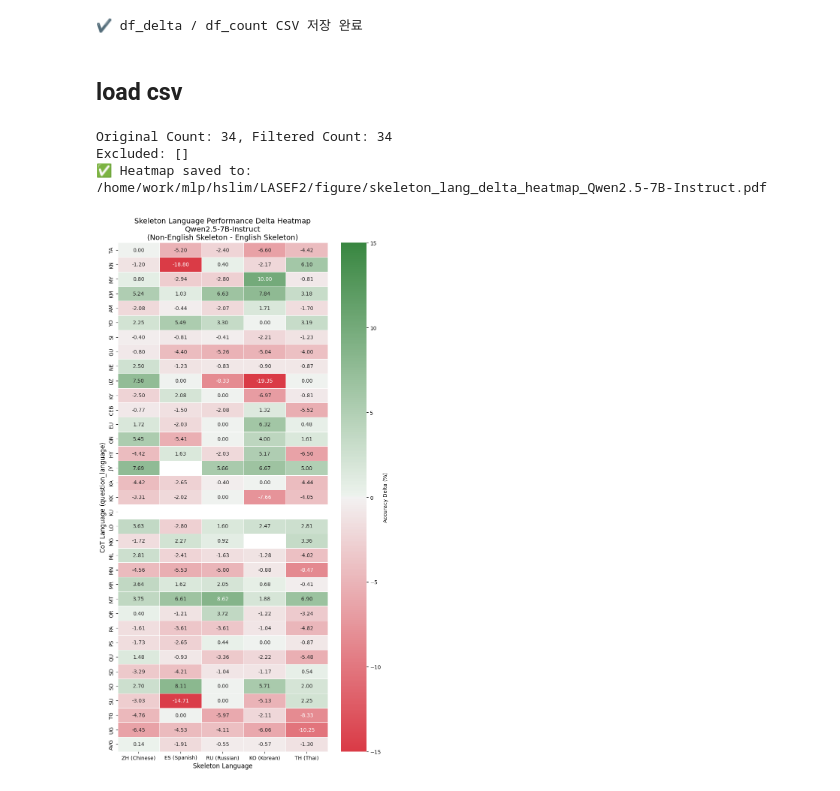
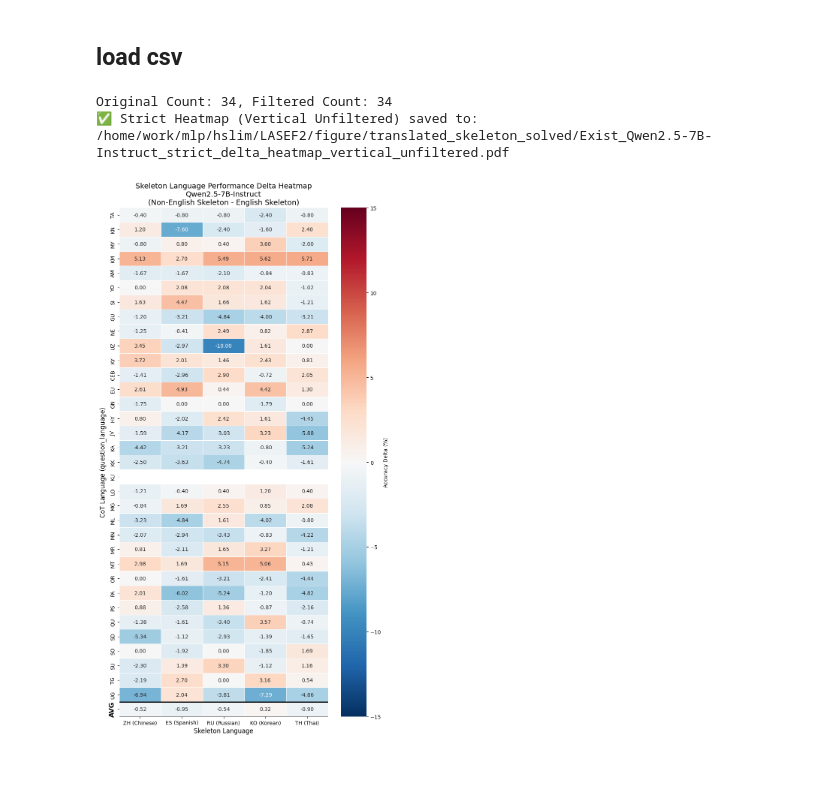
Before and after one commit to lhsstn/LASEF2, a Jupyter notebook: compare_SkelLang.ipynb, the cells around one changed output. Cells and saved outputs as stored; diff of their text form; code cells hidden in the pictures.

```diff
--- a/compare_SkelLang.ipynb
+++ b/compare_SkelLang.ipynb
@@ -62,9 +62,9 @@ if args.data_dir:
         elif "single_rollout" in folder_name:
             ROLLOUT_COUNT = 1
         elif "translated_skeleton_solved" in folder_name:
-            ROLLOUT_COUNT = 5 # default for solved
+            ROLLOUT_COUNT = 1 # default for solved
         elif "translated_skeleton" in folder_name:
-            ROLLOUT_COUNT = 5 # default
+            ROLLOUT_COUNT = 1 # default
         else:
             ROLLOUT_COUNT = 5 # default fallback
     else:
@@ -86,17 +86,19 @@ if args.data_dir:
         TRANSLATED = args.translated == "True"
 else:
     # Under default Jupyter environment, run Exist rollout 10 configuration
-    DATASET = "10_rollout_exist"
+    # DATASET = "single_rollout"
+    # DATASET = "10_rollout_exist"
+    DATASET = "translated_skeleton_solved"
     DATA_DIR = f"{PRJ_PATH}/data/results/SkelLang_MGSM/{DATASET}"
-    ROLLOUT_COUNT = 10
-    ROLLOUT = True
+    ROLLOUT_COUNT = 1
+    ROLLOUT = False
     TRANSLATED = False
 
 # 3. Define output subdirectory based on active dataset's folder name
 if args.data_dir:
     subfolder_name = os.path.basename(os.path.normpath(args.data_dir))
 else:
-    subfolder_name = "10_rollout_exist" # Default fallback for outputs
+    subfolder_name = DATASET # Default fallback for outputs
 
 SAVE_DIR = f"{PRJ_PATH}/dataframe/{subfolder_name}"
 FIG_DIR = f"{PRJ_PATH}/figure/{subfolder_name}"
@@ -714,10 +673,10 @@ ax = sns.heatmap(
     df_delta.astype(float),
     annot=annot_combined,
     fmt="",
-    cmap=cmap,
+    cmap="RdBu_r",
     center=0,
-    vmin=-40,
-    vmax=40,
+    vmin=-15,
+    vmax=15,
     linewidths=0.5,
     xticklabels=x_labels,
     yticklabels=y_labels,
@@ -745,10 +704,10 @@ ax_pure = sns.heatmap(
     df_pure_delta.astype(float),
     annot=annot_pure_combined,
     fmt="",
-    cmap=cmap,
+    cmap="RdBu_r",
     center=0,
-    vmin=-40,
-    vmax=40,
+    vmin=-15,
+    vmax=15,
     linewidths=0.5,
     xticklabels=x_labels,
     yticklabels=y_labels,
@@ -783,10 +739,32 @@ df_count.to_csv(count_path, index=True)
 df_pure_delta.to_csv(pure_delta_path, index=True)
 df_pure_count.to_csv(pure_count_path, index=True)
 
+
+# Exclude languages list
+EXCLUDE_LANGS = ["kn", "ku", "jv", "mg", "so", "gn", "uz", "su", "yo", "qu", "ceb", "ka", "tg", "my", "km"]
+
+# Filter out exclude languages (index-wise)
+df_delta_filtered = df_delta.drop(index=EXCLUDE_LANGS, errors='ignore')
+df_count_filtered = df_count.drop(index=EXCLUDE_LANGS, errors='ignore')
+df_pure_delta_filtered = df_pure_delta.drop(index=EXCLUDE_LANGS, errors='ignore')
+df_pure_count_filtered = df_pure_count.drop(index=EXCLUDE_LANGS, errors='ignore')
+
+# Paths for filtered CSVs
+delta_filtered_path = f"{SAVE_DIR}/{filename_prefix}_strict_delta_filtered.csv"
+count_filtered_path = f"{SAVE_DIR}/{filename_prefix}_strict_count_filtered.csv"
+pure_delta_filtered_path = f"{SAVE_DIR}/{filename_prefix}_pure_delta_filtered.csv"
+pure_count_filtered_path = f"{SAVE_DIR}/{filename_prefix}_pure_count_filtered.csv"
+
+# Save filtered CSVs
+df_delta_filtered.to_csv(delta_filtered_path, index=True)
+df_count_filtered.to_csv(count_filtered_path, index=True)
+df_pure_delta_filtered.to_csv(pure_delta_filtered_path, index=True)
+df_pure_count_filtered.to_csv(pure_count_filtered_path, index=True)
+
+print(f"✔ strict_delta_filtered / strict_count_filtered CSV 저장 완료: {delta_filtered_path}")
+print(f"✔ pure_delta_filtered / pure_count_filtered CSV 저장 완료: {pure_delta_filtered_path}")
 print(f"✔ strict_delta / strict_count CSV 저장 완료: {delta_path}")
 print(f"✔ pure_delta / pure_count CSV 저장 완료: {pure_delta_path}")
-# %% [output]
-✔ df_delta / df_count CSV 저장 완료
 # %% [markdown]
 ## load csv
 # %%
@@ -802,7 +780,8 @@ ROLLOUT_COUNT = globals().get('ROLLOUT_COUNT', 5)
 
 dataset_type = "TransQ" if TRANSLATED else "Exist"
 rollout_str = f"rollout{ROLLOUT_COUNT}" if ROLLOUT else "single"
-filename_prefix = f"{dataset_type}_{MODEL}_{rollout_str}"
+filename_prefix = f"{dataset_type}_{MODEL}"
+# filename_prefix = f"{dataset_type}_{MODEL}_{rollout_str}"
 
 EXCLUDE_LANGS = []
 
@@ -853,37 +832,48 @@ else:
     df.loc["AVG"] = df.mean(axis=0, skipna=True)
     y_labels = [*y_labels, "AVG"]
 
     plt.figure(figsize=(8, 15))
     cmap = sns.diverging_palette(10, 130, as_cmap=True)
 
     ax = sns.heatmap(
         df.astype(float),
         annot=True,
         fmt=".2f",
-        cmap=cmap,
+        cmap="RdBu_r",
         center=0,
         vmin=-15,
         vmax=15,
         linewidths=0.5,
         xticklabels=x_labels,
         yticklabels=y_labels,
         cbar_kws={'label': 'Accuracy Delta (%)'}
     )
+
+    # AVG row 강조
+    avg_idx = df.index.get_loc("AVG")
+    ax.hlines(y=avg_idx, xmin=0, xmax=df.shape[1], colors="black", linewidth=2.0)
+    ax.hlines(y=avg_idx + 1, xmin=0, xmax=df.shape[1], colors="black", linewidth=2.0)
+    for tick in ax.get_yticklabels():
+        if tick.get_text() == "AVG":
+            tick.set_fontweight("bold")
+            tick.set_fontsize(13)
+    n_cols = df.shape[1]
+    for text in ax.texts[avg_idx * n_cols : (avg_idx + 1) * n_cols]:
+        text.set_fontweight("bold")
 
     plt.title(f"Skeleton Language Performance Delta Heatmap\n{MODEL}\n(Non-English Skeleton - English Skeleton)", fontsize=14)
     plt.xlabel("Skeleton Language", fontsize=12)
     plt.ylabel("CoT Language (question_language)", fontsize=12)
 
     SAVE_PATH = f"{FIG_DIR}/{filename_prefix}_strict_delta_heatmap_vertical_unfiltered.pdf"
     plt.tight_layout()
     plt.savefig(SAVE_PATH, dpi=500, bbox_inches='tight')
     print(f"✅ Strict Heatmap (Vertical Unfiltered) saved to: {SAVE_PATH}")
     plt.show()
 # %% [output]
 Original Count: 34, Filtered Count: 34
-Excluded: []
-✅ Heatmap saved to: /home/work/mlp/hslim/LASEF2/figure/skeleton_lang_delta_heatmap_Qwen2.5-7B-Instruct.pdf
+✅ Strict Heatmap (Vertical Unfiltered) saved to: /home/work/mlp/hslim/LASEF2/figure/translated_skeleton_solved/Exist_Qwen2.5-7B-Instruct_strict_delta_heatmap_vertical_unfiltered.pdf
-[figure, old version]
+[figure, new version]
 # %%
 import pandas as pd
 import numpy as np
```
Also changed, not shown: parts of 13 cells of this notebook, 11 other files.
